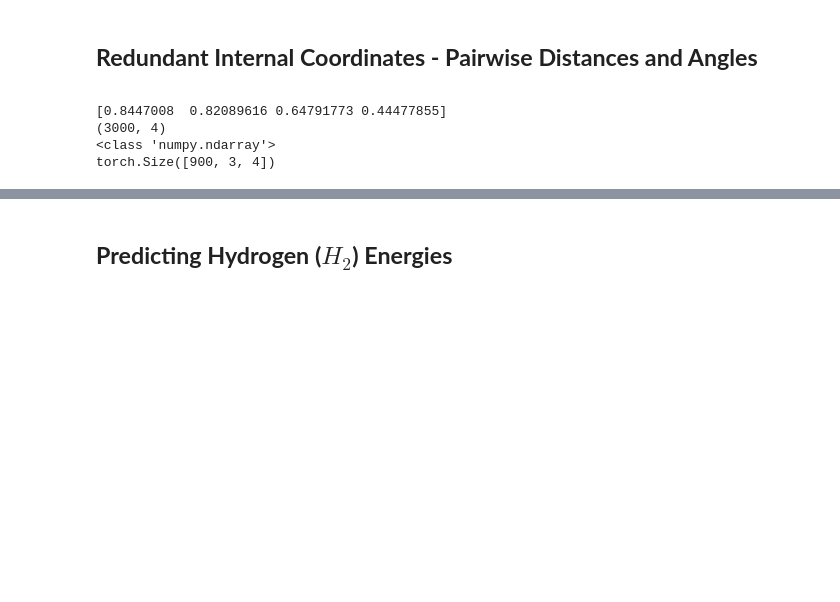
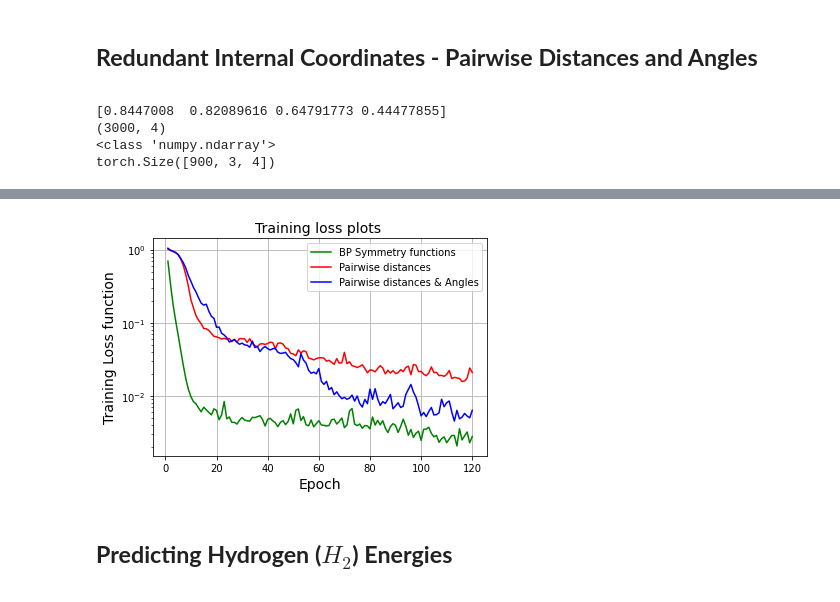
Before and after one commit to KKaroni/Symmetry-in-Machine-learned-Molecular-Force-Fields, a Jupyter notebook: BPNN.ipynb, the cells around one changed output, grey strips where cells are left out. Cells and saved outputs as stored; diff of their text form; code cells hidden in the pictures; blank space fills up the shorter version.

```diff
--- a/BPNN.ipynb
+++ b/BPNN.ipynb
@@ -1884,3 +1892,22 @@ tensor(-1.7644, dtype=torch.float64)
+# %%
+x = np.arange(1,nepochs+1)
+
+plt.plot(x[:],train_loss_G_6_feat[:],'green',label = 'BP Symmetry functions')
+plt.plot(x[:],train_loss_G_ric1_feat[:],'red',label = 'Pairwise distances')
+plt.plot(x[:],train_loss_G_ric2_feat[:],'blue',label = 'Pairwise distances & Angles')
+
+plt.yscale('log')
+
+#plt.ticklabel_format(useOffset=False, style='plain')
+plt.xlabel('Epoch',fontsize=14)
+plt.ylabel('Training Loss function',fontsize=14)
+plt.title('Training loss plots ',fontsize=14)
+plt.grid()
+plt.legend()
+plt.savefig('bp_vs_pair_dist',bbox_inches='tight')
+plt.show()
+# %% [output]
+[figure, added]
 # %% [markdown]
 **<h2>Predicting Hydrogen ($H_2$) Energies**
 # %%
```
Also changed, not shown: parts of 13 cells of this notebook.
